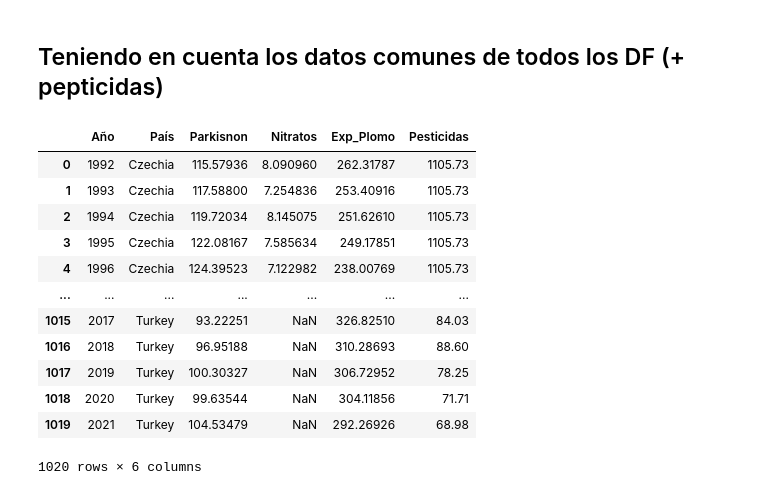
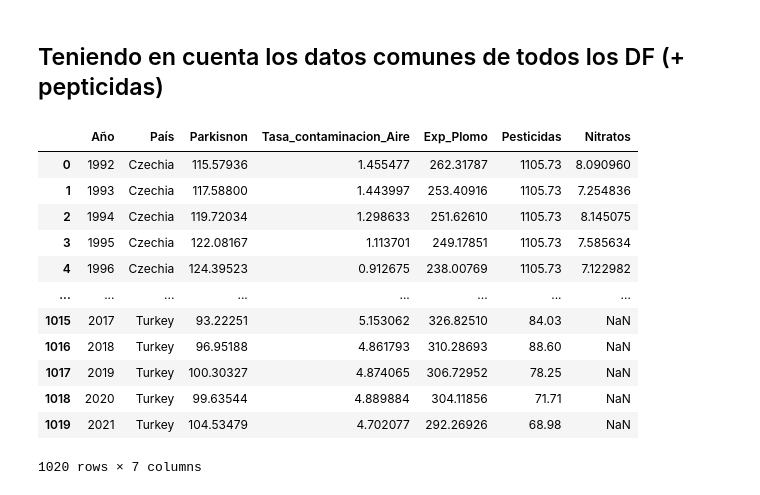
Before and after one commit to Lorenacalvoperez/Trabajo-Fin-de-Grado, a Jupyter notebook: SCRIPTS/DataFrames.ipynb, the cells around one changed output. Drawn from its saved outputs; the diff is of its cells as text; code cells hidden in the pictures.

Commit message:
Añadidos los datos de contaminación del aire al Df final y corrección de error de valores nulos en la tabla final

```diff
--- a/SCRIPTS/DataFrames.ipynb
+++ b/SCRIPTS/DataFrames.ipynb
@@ -119,7 +119,7 @@ def procesar_datos(datos, metadata):
     # Crear un diccionario con los datos procesados
     datos_procesados = {
         'Año': años_repetidos,
-        'Pais': entidades_repetidas,
+        'País': entidades_repetidas,
         'Tasa_contaminacion_Aire': valores
     }
 
@@ -460,22 +460,23 @@ display(df_merged_inner)
 # %% [markdown]
 ## Teniendo en cuenta los datos comunes de todos los DF (+ pepticidas)
 # %%
-df_merged_inner = df_parkinson.merge(df_nitratos, on=['Año', 'País'], how='inner')\
+df_merged_inner_prueba = df_parkinson.merge(df_aire, on=['Año', 'País'], how='inner')\
                               .merge(df_plomo, on=['Año', 'País'], how='inner')\
-                              .merge(df_pepticidas, on=['Año', 'País'], how='inner')
+                              .merge(df_pepticidas, on=['Año', 'País'], how='inner')\
+                              .merge(df_nitratos, on=['Año','País'],how = 'inner')
 # %%
-display(df_merged_inner)
+display(df_merged_inner_prueba)
 # %% [output]
-|  | Año | País | Parkisnon | Nitratos | Exp_Plomo | Pesticidas |
-| 0 | 1992 | Czechia | 115.57936 | 8.090960 | 262.31787 | 1105.73 |
-| 1 | 1993 | Czechia | 117.58800 | 7.254836 | 253.40916 | 1105.73 |
-| 2 | 1994 | Czechia | 119.72034 | 8.145075 | 251.62610 | 1105.73 |
-| 3 | 1995 | Czechia | 122.08167 | 7.585634 | 249.17851 | 1105.73 |
-| 4 | 1996 | Czechia | 124.39523 | 7.122982 | 238.00769 | 1105.73 |
-| ... | ... | ... | ... | ... | ... | ... |
-| 1015 | 2017 | Turkey | 93.22251 | NaN | 326.82510 | 84.03 |
-| 1016 | 2018 | Turkey | 96.95188 | NaN | 310.28693 | 88.60 |
-| 1017 | 2019 | Turkey | 100.30327 | NaN | 306.72952 | 78.25 |
-| 1018 | 2020 | Turkey | 99.63544 | NaN | 304.11856 | 71.71 |
-| 1019 | 2021 | Turkey | 104.53479 | NaN | 292.26926 | 68.98 |
+|  | Año | País | Parkisnon | Tasa_contaminacion_Aire | Exp_Plomo | Pesticidas | Nitratos |
+| 0 | 1992 | Czechia | 115.57936 | 1.455477 | 262.31787 | 1105.73 | 8.090960 |
+| 1 | 1993 | Czechia | 117.58800 | 1.443997 | 253.40916 | 1105.73 | 7.254836 |
+| 2 | 1994 | Czechia | 119.72034 | 1.298633 | 251.62610 | 1105.73 | 8.145075 |
+| 3 | 1995 | Czechia | 122.08167 | 1.113701 | 249.17851 | 1105.73 | 7.585634 |
+| 4 | 1996 | Czechia | 124.39523 | 0.912675 | 238.00769 | 1105.73 | 7.122982 |
+| ... | ... | ... | ... | ... | ... | ... | ... |
+| 1015 | 2017 | Turkey | 93.22251 | 5.153062 | 326.82510 | 84.03 | NaN |
+| 1016 | 2018 | Turkey | 96.95188 | 4.861793 | 310.28693 | 88.60 | NaN |
+| 1017 | 2019 | Turkey | 100.30327 | 4.874065 | 306.72952 | 78.25 | NaN |
+| 1018 | 2020 | Turkey | 99.63544 | 4.889884 | 304.11856 | 71.71 | NaN |
+| 1019 | 2021 | Turkey | 104.53479 | 4.702077 | 292.26926 | 68.98 | NaN |
-1020 rows × 6 columns
+1020 rows × 7 columns
```
Also changed, not shown: parts of 2 cells of this notebook.
